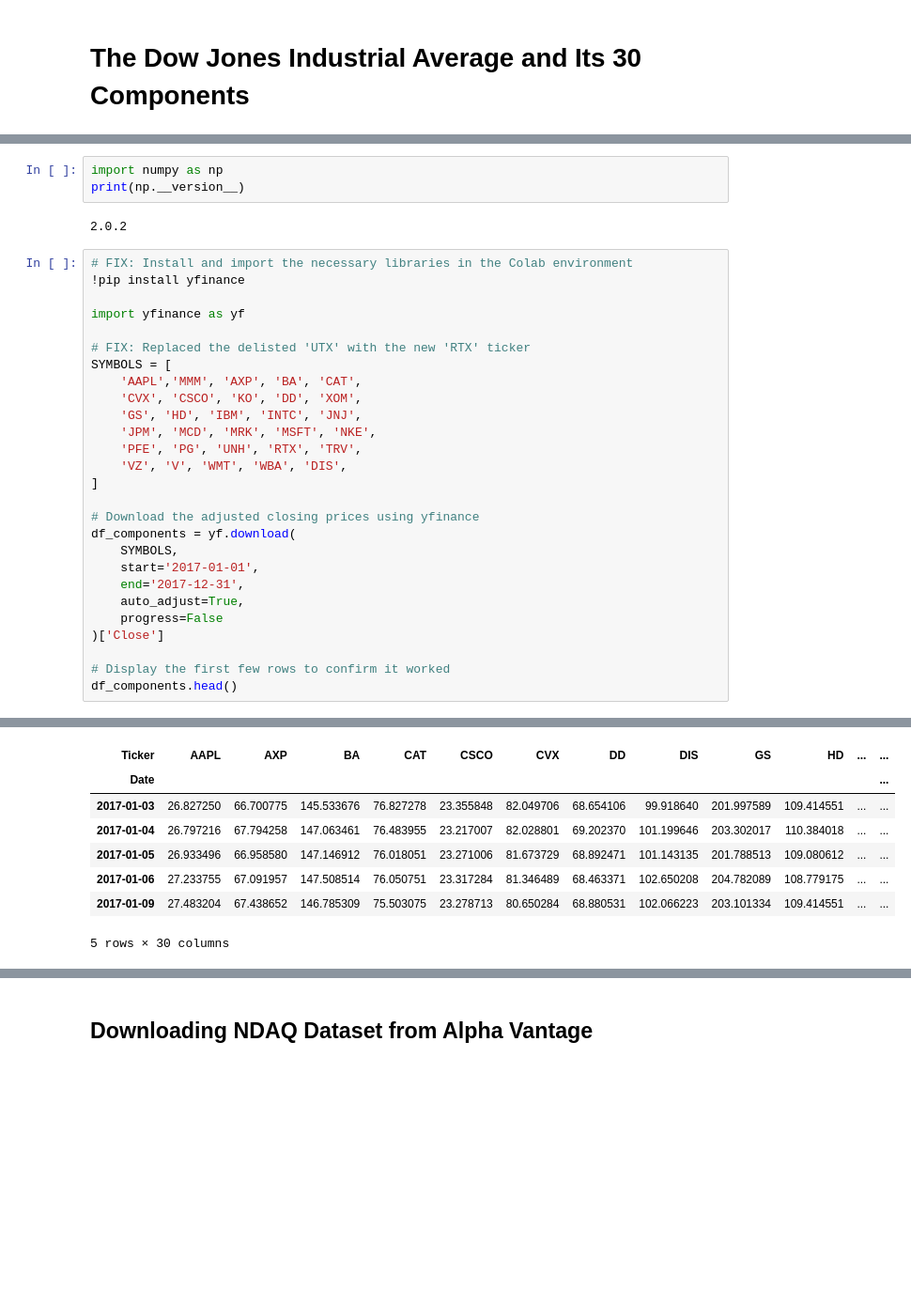
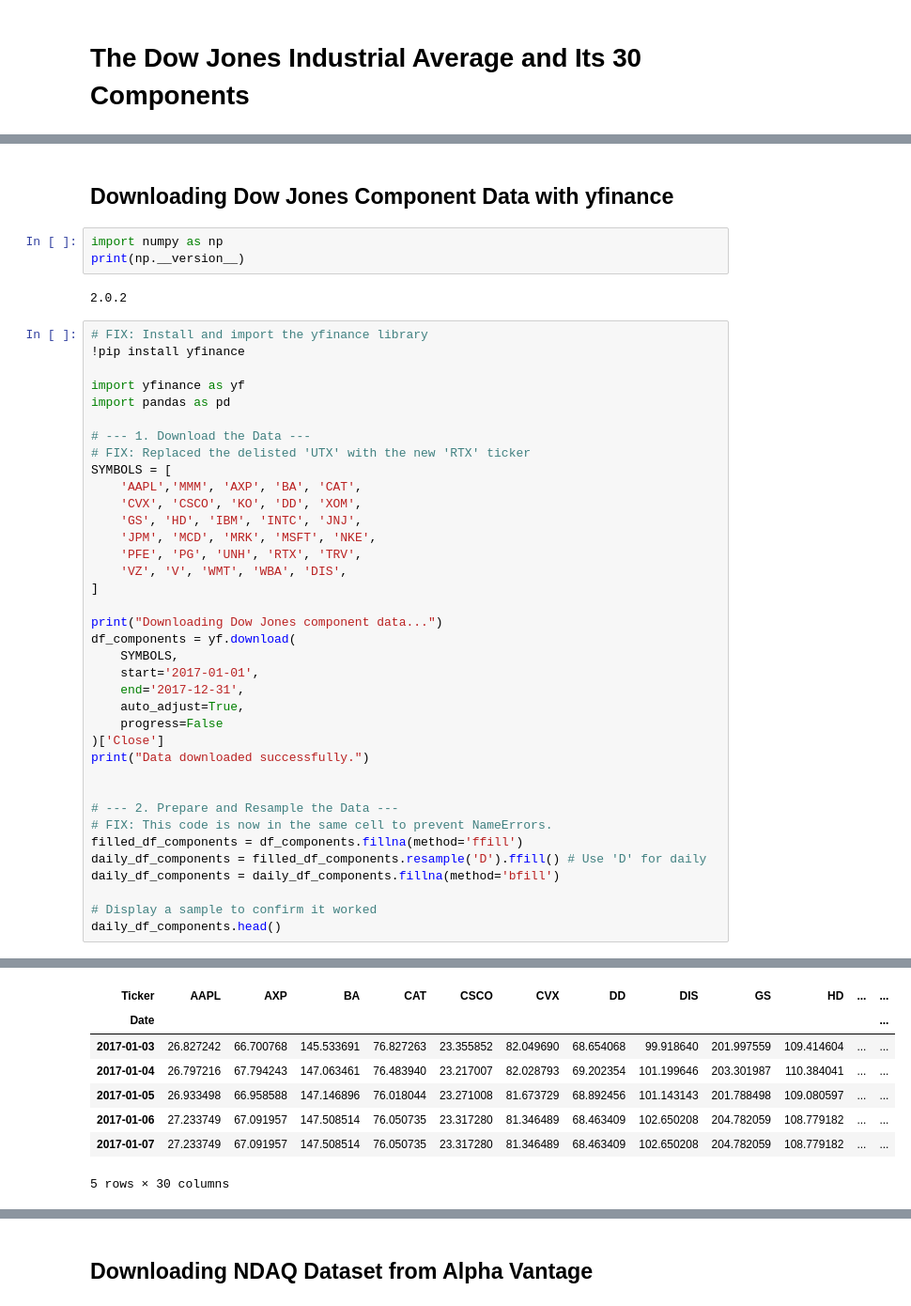
Before and after one commit to Safwannn89/Mastering-Python-for-Finance-Second-Edition, a Jupyter notebook: Chapter06/Chapter_06_Statistical_Analysis_of_Time_Series_Data_checkpoint.ipynb, the cells around one changed output, grey strips where cells are left out. Shown at 94% size. Cells and saved outputs as stored; diff of their text form; blank space fills up the shorter version.

Commit message:
Fix errors in Chapter 6 and 11 notebooks

```diff
--- a/Chapter06/Chapter_06_Statistical_Analysis_of_Time_Series_Data_checkpoint.ipynb
+++ b/Chapter06/Chapter_06_Statistical_Analysis_of_Time_Series_Data_checkpoint.ipynb
@@ -11,14 +3,18 @@
+# %% [markdown]
+## Downloading Dow Jones Component Data with yfinance
 # %%
 import numpy as np
 print(np.__version__)
 # %% [output]
 2.0.2
 # %%
-# FIX: Install and import the necessary libraries in the Colab environment
+# FIX: Install and import the yfinance library
 !pip install yfinance
 
 import yfinance as yf
+import pandas as pd
 
+# --- 1. Download the Data ---
 # FIX: Replaced the delisted 'UTX' with the new 'RTX' ticker
 SYMBOLS = [
     'AAPL','MMM', 'AXP', 'BA', 'CAT',
@@ -29,7 +25,7 @@ SYMBOLS = [
     'VZ', 'V', 'WMT', 'WBA', 'DIS',
 ]
 
-# Download the adjusted closing prices using yfinance
+print("Downloading Dow Jones component data...")
 df_components = yf.download(
     SYMBOLS,
     start='2017-01-01',
@@ -37,8 +33,16 @@ df_components = yf.download(
     auto_adjust=True,
     progress=False
 )['Close']
+print("Data downloaded successfully.")
 
-# Display the first few rows to confirm it worked
-df_components.head()
+
+# --- 2. Prepare and Resample the Data ---
+# FIX: This code is now in the same cell to prevent NameErrors.
+filled_df_components = df_components.fillna(method='ffill')
+daily_df_components = filled_df_components.resample('D').ffill() # Use 'D' for daily
+daily_df_components = daily_df_components.fillna(method='bfill')
+
+# Display a sample to confirm it worked
+daily_df_components.head()
 # %% [output]
 Requirement already satisfied: yfinance in /usr/local/lib/python3.11/dist-packages (0.2.65)
@@ -61,8 +65,8 @@ Requirement already satisfied: six>=1.5 in /usr/local/lib/python3.11/dist-packag
 | Ticker | AAPL | AXP | BA | CAT | CSCO | CVX | DD | DIS | GS | HD | ... | ... |
 | Date |  |  |  |  |  |  |  |  |  |  |  | ... |
-| 2017-01-03 | 26.827250 | 66.700775 | 145.533676 | 76.827278 | 23.355848 | 82.049706 | 68.654106 | 99.918640 | 201.997589 | 109.414551 | ... | ... |
-| 2017-01-04 | 26.797216 | 67.794258 | 147.063461 | 76.483955 | 23.217007 | 82.028801 | 69.202370 | 101.199646 | 203.302017 | 110.384018 | ... | ... |
-| 2017-01-05 | 26.933496 | 66.958580 | 147.146912 | 76.018051 | 23.271006 | 81.673729 | 68.892471 | 101.143135 | 201.788513 | 109.080612 | ... | ... |
-| 2017-01-06 | 27.233755 | 67.091957 | 147.508514 | 76.050751 | 23.317284 | 81.346489 | 68.463371 | 102.650208 | 204.782089 | 108.779175 | ... | ... |
-| 2017-01-09 | 27.483204 | 67.438652 | 146.785309 | 75.503075 | 23.278713 | 80.650284 | 68.880531 | 102.066223 | 203.101334 | 109.414551 | ... | ... |
+| 2017-01-03 | 26.827242 | 66.700768 | 145.533691 | 76.827263 | 23.355852 | 82.049690 | 68.654068 | 99.918640 | 201.997559 | 109.414604 | ... | ... |
+| 2017-01-04 | 26.797216 | 67.794243 | 147.063461 | 76.483940 | 23.217007 | 82.028793 | 69.202354 | 101.199646 | 203.301987 | 110.384041 | ... | ... |
+| 2017-01-05 | 26.933498 | 66.958588 | 147.146896 | 76.018044 | 23.271008 | 81.673729 | 68.892456 | 101.143143 | 201.788498 | 109.080597 | ... | ... |
+| 2017-01-06 | 27.233749 | 67.091957 | 147.508514 | 76.050735 | 23.317280 | 81.346489 | 68.463409 | 102.650208 | 204.782059 | 108.779182 | ... | ... |
+| 2017-01-07 | 27.233749 | 67.091957 | 147.508514 | 76.050735 | 23.317280 | 81.346489 | 68.463409 | 102.650208 | 204.782059 | 108.779182 | ... | ... |
 5 rows × 30 columns
```
Also changed, not shown: parts of 18 cells of this notebook, 1 other file.
